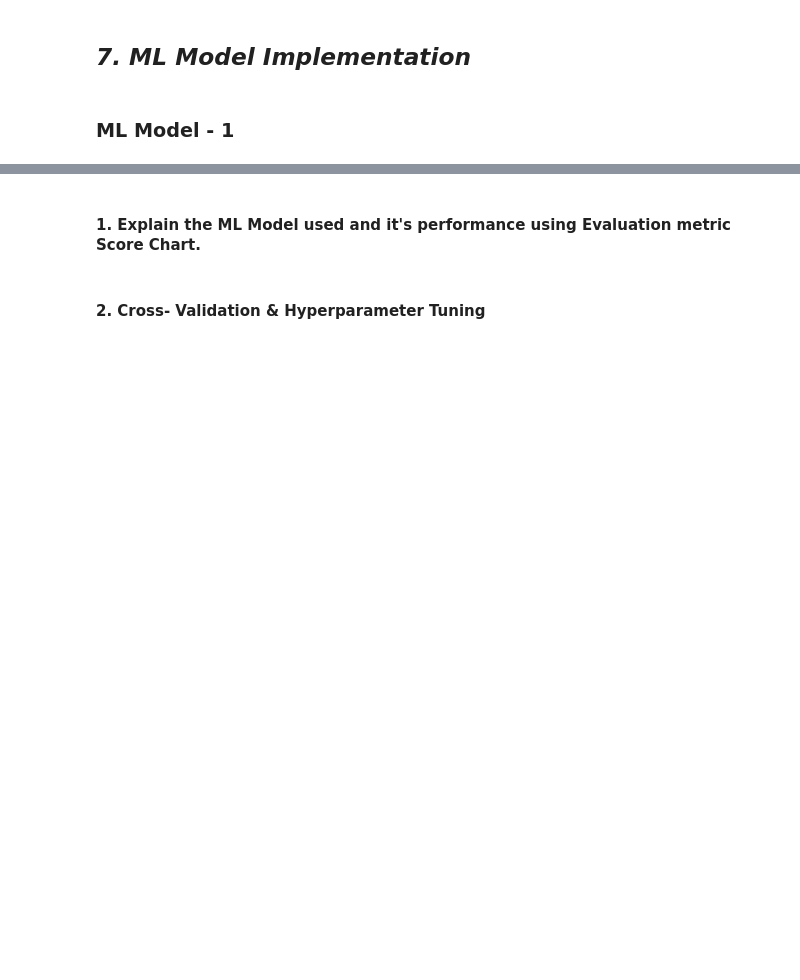
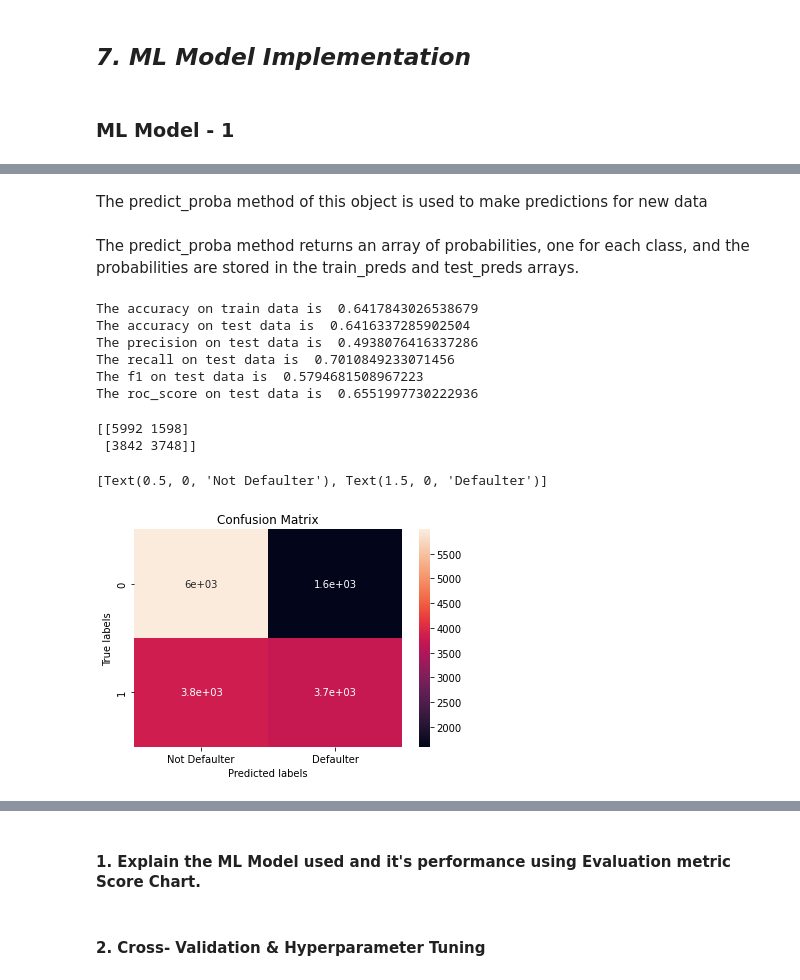
Before and after one commit to SaniyaBubere/Credit-Card-Default-Prediction, a Jupyter notebook: Credit_Card_Default_Prediction.ipynb, the cells around one changed output, grey strips where cells are left out. Cells and saved outputs as stored; diff of their text form; code cells hidden in the pictures; blank space fills up the shorter version.

Commit message:
model implementation

```diff
--- a/Credit_Card_Default_Prediction.ipynb
+++ b/Credit_Card_Default_Prediction.ipynb
@@ -1400,0 +1391,2 @@ df_copy.head()
+# %%
+logistic.fit(X_train, y_train)
@@ -1400,0 +1405,18 @@ df_copy.head()
+# %%
+# Create the hyperparameter grid
+param_grid = {'C': [0.01, 0.1, 1, 10, 100, 1000], 'penalty': ['l1', 'l2'], 'solver': ['newton-cg', 'lbfgs', 'liblinear', 'sag', 'saga']}
+
+# Initialize the logistic regression model
+logistic = LogisticRegression(random_state=42)
+
+# Use GridSearchCV to perform the hyperparameter tuning
+logistic_cv = GridSearchCV(logistic, param_grid, cv=5)
+
+# Fit the GridSearchCV model to the data
+logistic_cv.fit(X_train, y_train)
+
+# Print the best hyperparameters
+print("Best hyperparameters:", logistic_cv.best_params_)
+
+# storing best params in variable
+optimized_val = logistic_cv.best_estimator_
@@ -1400,0 +1425,2 @@ df_copy.head()
+# %%
+logistic.fit(X_train, y_train)
@@ -1414,0 +1538,8 @@ Answer Here.
+# %% [markdown]
+ The predict_proba method of this object is used to make predictions for new data
+# %% [markdown]
+The predict_proba method returns an array of probabilities, one for each class, and the probabilities are stored in the train_preds and test_preds arrays.
+# %%
+# Get the predicted classes
+train_class_preds = optimized_val.predict(X_train)
+test_class_preds = optimized_val.predict(X_test)
@@ -1414,0 +1586,47 @@ Answer Here.
+# %%
+from sklearn.metrics import precision_score, recall_score, f1_score, roc_auc_score,accuracy_score
+
+# Get the accuracy scores
+train_accuracy_lr = accuracy_score(train_class_preds,y_train)
+test_accuracy_lr = accuracy_score(test_class_preds,y_test)
+
+print("The accuracy on train data is ", train_accuracy_lr)
+print("The accuracy on test data is ", test_accuracy_lr)
+#get scores of various metrics
+test_precision_score_lr = precision_score(test_class_preds,y_test)
+test_recall_score_lr = recall_score(test_class_preds,y_test)
+test_f1_score_lr = f1_score(test_class_preds,y_test)
+test_roc_score_lr = roc_auc_score(test_class_preds,y_test)
+
+print("The precision on test data is ", test_precision_score_lr)
+print("The recall on test data is ", test_recall_score_lr)
+print("The f1 on test data is ", test_f1_score_lr)
+print("The roc_score on test data is ", test_roc_score_lr)
+# %% [output]
+The accuracy on train data is  0.6417843026538679
+The accuracy on test data is  0.6416337285902504
+The precision on test data is  0.4938076416337286
+The recall on test data is  0.7010849233071456
+The f1 on test data is  0.5794681508967223
+The roc_score on test data is  0.6551997730222936
+# %%
+# Getting the confusion matrix
+
+from sklearn.metrics import confusion_matrix
+labels = ['Not Defaulter', 'Defaulter']
+cm = confusion_matrix(y_test, test_class_preds)
+print(cm)
+
+ax= plt.subplot()
+sns.heatmap(cm, annot=True, ax = ax)
+
+# labels, title and ticks
+ax.set_xlabel('Predicted labels')
+ax.set_ylabel('True labels')
+ax.set_title('Confusion Matrix')
+ax.xaxis.set_ticklabels(labels)
+# %% [output]
+[[5992 1598]
+ [3842 3748]]
+[Text(0.5, 0, 'Not Defaulter'), Text(1.5, 0, 'Defaulter')]
+[figure, added]
```
Also changed, not shown: parts of 53 cells of this notebook.
